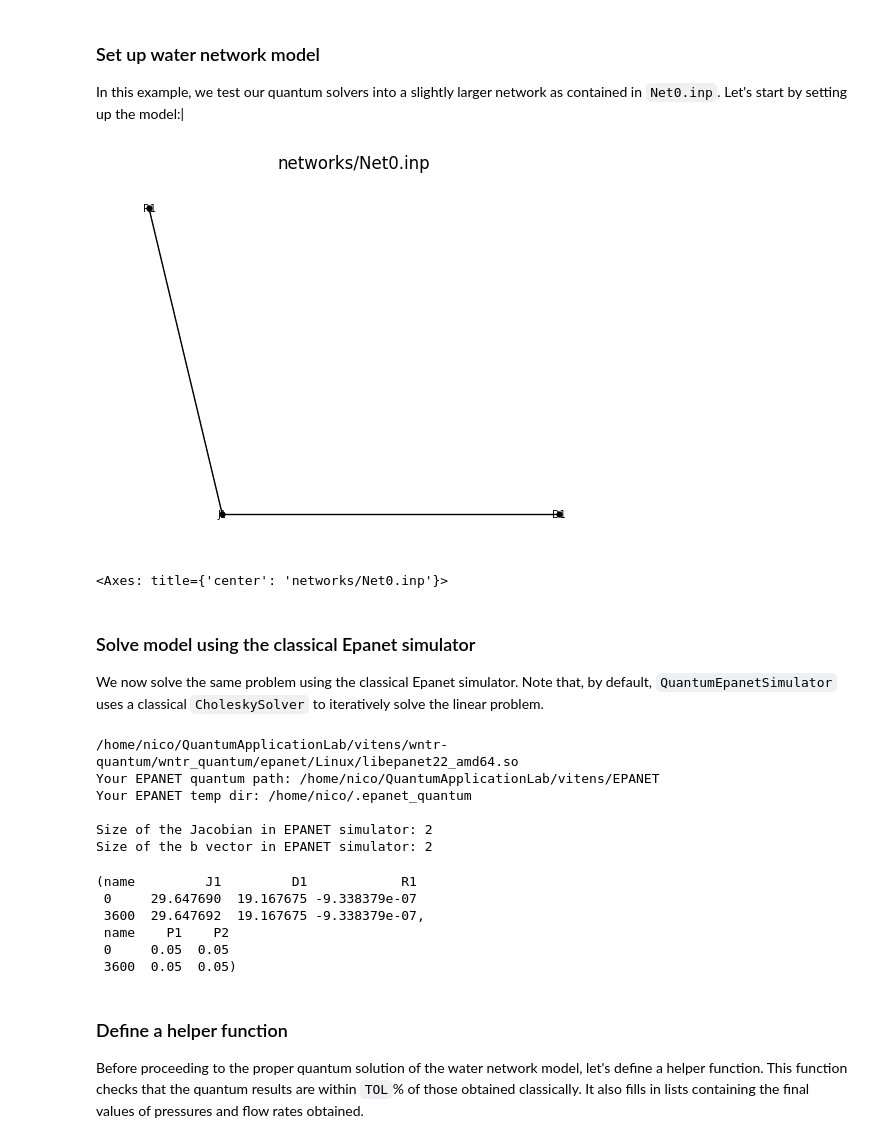
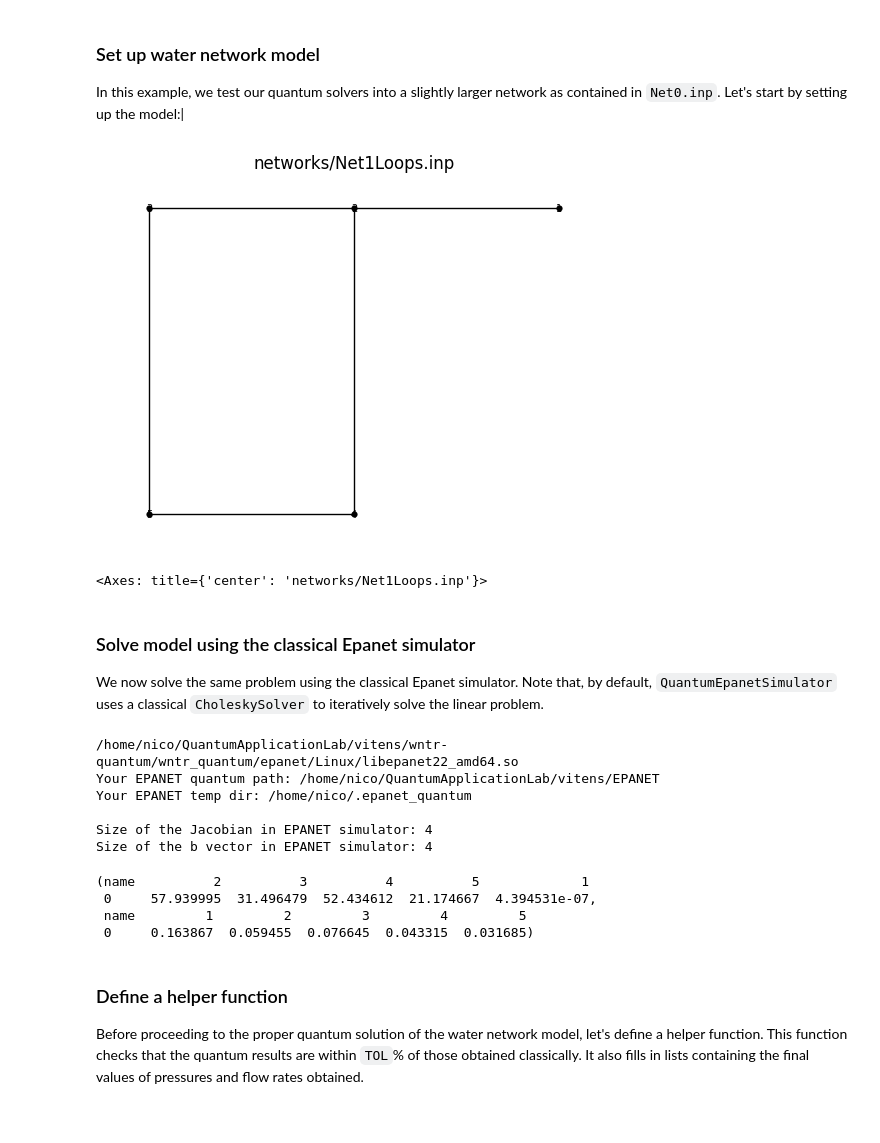
Before and after one commit to QuantumApplicationLab/wntr-quantum, a Jupyter notebook: docs/notebooks/hhl_Net1Loop.ipynb, the cells around one changed output. Cells and saved outputs as stored; diff of their text form; code cells hidden in the pictures.

```diff
--- a/docs/notebooks/hhl_Net1Loop.ipynb
+++ b/docs/notebooks/hhl_Net1Loop.ipynb
@@ -5,23 +5,23 @@ In this example, we test our quantum solvers into a slightly larger network as c
 # %%
 import os
 import wntr
 import wntr_quantum
 
 os.environ["EPANET_TMP"] = "/home/nico/.epanet_quantum"
 os.environ["EPANET_QUANTUM"] = "/home/nico/QuantumApplicationLab/vitens/EPANET"
 
 # set up network model
-inp_file = 'networks/Net1Loop.inp'
+inp_file = 'networks/Net1Loops.inp'
 wn = wntr.network.WaterNetworkModel(inp_file)
 
 # plot network
 wntr.graphics.plot_network(wn, title=wn.name, node_labels=True)
 
 # print options
 # dict(wn.options.hydraulic)
 # %% [output]
-[figure, old version]
+[figure, new version]
-<Axes: title={'center': 'networks/Net0.inp'}>
+<Axes: title={'center': 'networks/Net1Loops.inp'}>
 # %% [markdown]
 ### Solve model using the classical Epanet simulator
 
@@ -64,14 +64,12 @@ results_epanet.node["pressure"], results_epanet.link["flowrate"]
 Your EPANET quantum path: /home/nico/QuantumApplicationLab/vitens/EPANET
 Your EPANET temp dir: /home/nico/.epanet_quantum
 
-Size of the Jacobian in EPANET simulator: 2
-Size of the b vector in EPANET simulator: 2
+Size of the Jacobian in EPANET simulator: 4
+Size of the b vector in EPANET simulator: 4
-(name         J1         D1            R1
- 0     29.647690  19.167675 -9.338379e-07
- 3600  29.647692  19.167675 -9.338379e-07,
- name    P1    P2
- 0     0.05  0.05
- 3600  0.05  0.05)
+(name          2          3          4          5             1
+ 0     57.939995  31.496479  52.434612  21.174667  4.394531e-07,
+ name         1         2         3         4         5
+ 0     0.163867  0.059455  0.076645  0.043315  0.031685)
 # %% [markdown]
 ### Define a helper function
 
```
Also changed, not shown: parts of 3 cells of this notebook, 13 other files.
